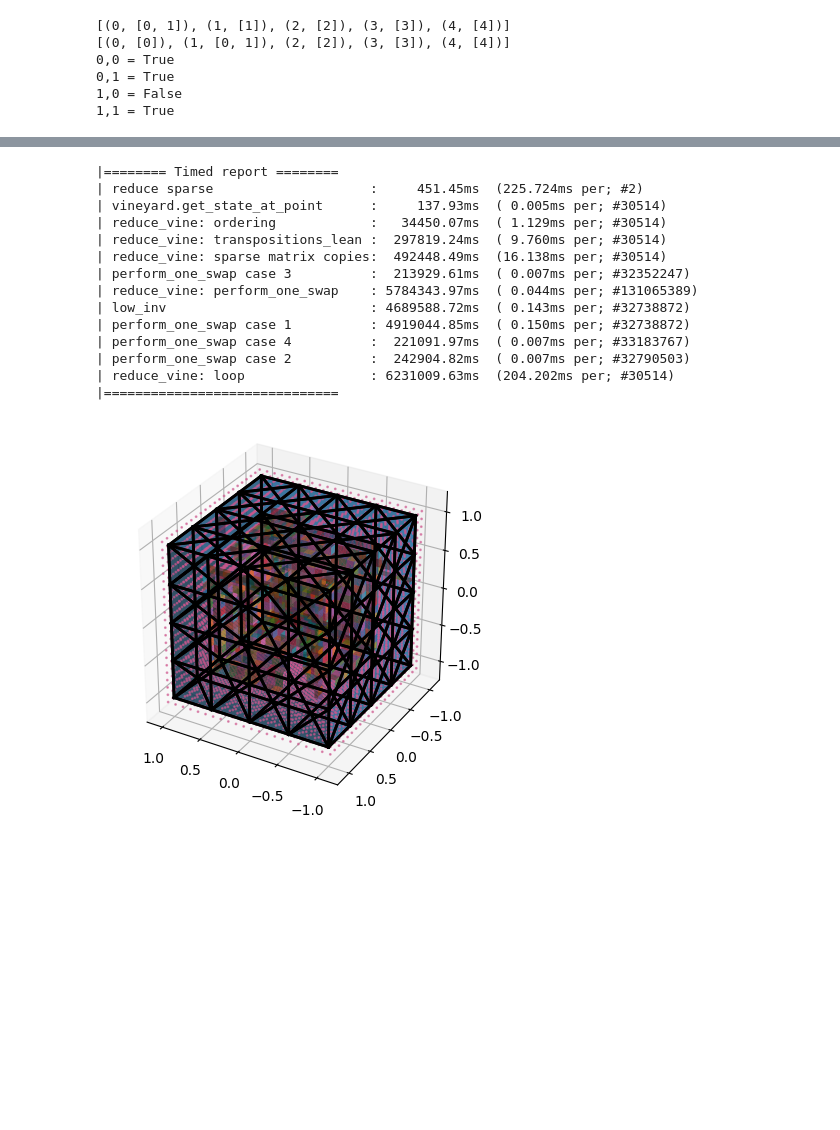
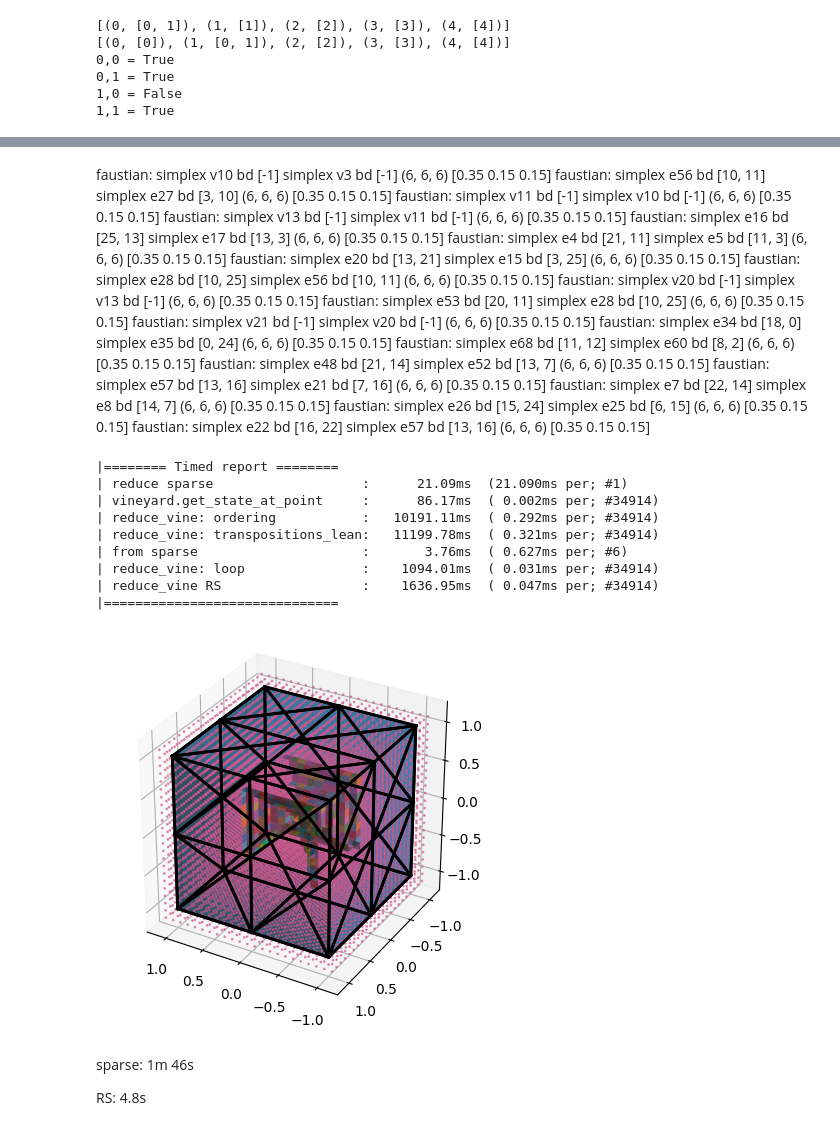
Before and after one commit to medial-ax/medial-ax, a Jupyter notebook: makethings.ipynb, the cells around one changed output, grey strips where cells are left out. Saved outputs shown, nothing was run; the diff lists cells and outputs as text; code cells hidden in the pictures; blank space fills up the shorter version.

```diff
--- a/makethings.ipynb
+++ b/makethings.ipynb
@@ -74,3 +74,23 @@ for i in range(2):
 0,1 = True
 1,0 = False
 1,1 = True
+# %%
+example = ex.cube_1
+our_complex = inp.read_obj(example.filename)
+gridd = grid.Grid3.from_complex(our_complex, example.grid_size, buffer=example.grid_buffer)
+
+class vineyard2(vin.vineyard):
+  def get_point_key(self, point: np.ndarray):
+    return gridd.cell_of(point)
+
+  def on_faustian(self, s1: cplx.simplex, s2: cplx.simplex, a: np.ndarray, b: np.ndarray):
+    super().on_faustian(s1, s2, a, b)
+    print(f'faustian: {s1} {s2} {a} {b}')
+
+(cx, cy, cz) = gridd.center_index()
+cx += 2
+v = vineyard2(our_complex)
+state0 = v.reduce((cx, cy, cz), version=vin.Version.Sparse)
+state1 = v.reduce_vine(state0, gridd.coordinate((cx+1, cy, cz)))
+
+utils.Timed.report()
@@ -77,5 +117,24 @@ for i in range(2):
+# %% [markdown]
+faustian: simplex v10 bd [-1] simplex v3 bd [-1] (6, 6, 6) [0.35 0.15 0.15]
+faustian: simplex e56 bd [10, 11] simplex e27 bd [3, 10] (6, 6, 6) [0.35 0.15 0.15]
+faustian: simplex v11 bd [-1] simplex v10 bd [-1] (6, 6, 6) [0.35 0.15 0.15]
+faustian: simplex v13 bd [-1] simplex v11 bd [-1] (6, 6, 6) [0.35 0.15 0.15]
+faustian: simplex e16 bd [25, 13] simplex e17 bd [13, 3] (6, 6, 6) [0.35 0.15 0.15]
+faustian: simplex e4 bd [21, 11] simplex e5 bd [11, 3] (6, 6, 6) [0.35 0.15 0.15]
+faustian: simplex e20 bd [13, 21] simplex e15 bd [3, 25] (6, 6, 6) [0.35 0.15 0.15]
+faustian: simplex e28 bd [10, 25] simplex e56 bd [10, 11] (6, 6, 6) [0.35 0.15 0.15]
+faustian: simplex v20 bd [-1] simplex v13 bd [-1] (6, 6, 6) [0.35 0.15 0.15]
+faustian: simplex e53 bd [20, 11] simplex e28 bd [10, 25] (6, 6, 6) [0.35 0.15 0.15]
+faustian: simplex v21 bd [-1] simplex v20 bd [-1] (6, 6, 6) [0.35 0.15 0.15]
+faustian: simplex e34 bd [18, 0] simplex e35 bd [0, 24] (6, 6, 6) [0.35 0.15 0.15]
+faustian: simplex e68 bd [11, 12] simplex e60 bd [8, 2] (6, 6, 6) [0.35 0.15 0.15]
+faustian: simplex e48 bd [21, 14] simplex e52 bd [13, 7] (6, 6, 6) [0.35 0.15 0.15]
+faustian: simplex e57 bd [13, 16] simplex e21 bd [7, 16] (6, 6, 6) [0.35 0.15 0.15]
+faustian: simplex e7 bd [22, 14] simplex e8 bd [14, 7] (6, 6, 6) [0.35 0.15 0.15]
+faustian: simplex e26 bd [15, 24] simplex e25 bd [6, 15] (6, 6, 6) [0.35 0.15 0.15]
+faustian: simplex e22 bd [16, 22] simplex e57 bd [13, 16] (6, 6, 6) [0.35 0.15 0.15]
 # %%
-example = ex.cube_3
+example = ex.cube_2
 
 our_complex = inp.read_obj(example.filename)
 gridd = grid.Grid3.from_complex(our_complex, example.grid_size, buffer=example.grid_buffer)
@@ -95,43 +154,42 @@ class vineyard2(vin.vineyard):
       c1 = gridd.cell_of(a)
       c2 = gridd.cell_of(b)
       faces.append(gridd.dual_face(c1, c2))
 
 v = vineyard2(our_complex)
 
 n_edges = gridd.number_of_grid_edges()
 visit_count = 0
 def visit(new_cell: Tuple[int,int,int], old_cell: Tuple[int,int,int]):
   global visit_count
   visit_count += 1
   perf = visit_count / n_edges * 100
   print(f'visiting {visit_count}/{n_edges} ({perf:.1f}%)\r', end='')
   if old_cell is None:
     center_point = gridd.coordinate(new_cell)
     v.reduce(center_point)
   else:
     old_point = gridd.coordinate(old_cell)
     old_state = v.get_state_at_point(old_point)
     new_point = gridd.coordinate(new_cell)
     v.reduce_vine(old_state, new_point)
 
 gridd.flood_fill_visit(gridd.center_index(), visit)
 utils.Timed.report()
 
 ourplot.plot_vineyard_results(our_complex, gridd, faces, CameraOpt(azim=120, elev=30))
 export_obj(example, our_complex, faces)
 # %% [output]
 |======== Timed report ========
-| reduce sparse                    :     451.45ms  (225.724ms per; #2)
-| vineyard.get_state_at_point      :     137.93ms  ( 0.005ms per; #30514)
-| reduce_vine: ordering            :   34450.07ms  ( 1.129ms per; #30514)
-| reduce_vine: transpositions_lean :  297819.24ms  ( 9.760ms per; #30514)
-| reduce_vine: sparse matrix copies:  492448.49ms  (16.138ms per; #30514)
-| perform_one_swap case 3          :  213929.61ms  ( 0.007ms per; #32352247)
-| reduce_vine: perform_one_swap    : 5784343.97ms  ( 0.044ms per; #131065389)
-| low_inv                          : 4689588.72ms  ( 0.143ms per; #32738872)
-| perform_one_swap case 1          : 4919044.85ms  ( 0.150ms per; #32738872)
-| perform_one_swap case 4          :  221091.97ms  ( 0.007ms per; #33183767)
-| perform_one_swap case 2          :  242904.82ms  ( 0.007ms per; #32790503)
-| reduce_vine: loop                : 6231009.63ms  (204.202ms per; #30514)
+| reduce sparse                   :      21.09ms  (21.090ms per; #1)
+| vineyard.get_state_at_point     :      86.17ms  ( 0.002ms per; #34914)
+| reduce_vine: ordering           :   10191.11ms  ( 0.292ms per; #34914)
+| reduce_vine: transpositions_lean:   11199.78ms  ( 0.321ms per; #34914)
+| from sparse                     :       3.76ms  ( 0.627ms per; #6)
+| reduce_vine: loop               :    1094.01ms  ( 0.031ms per; #34914)
+| reduce_vine RS                  :    1636.95ms  ( 0.047ms per; #34914)
 |==============================
-[figure, old version]
+[figure, new version]
+# %% [markdown]
+sparse: 1m 46s
+
+RS: 4.8s
```
Also changed, not shown: parts of 1 cell of this notebook, 4 other files.
